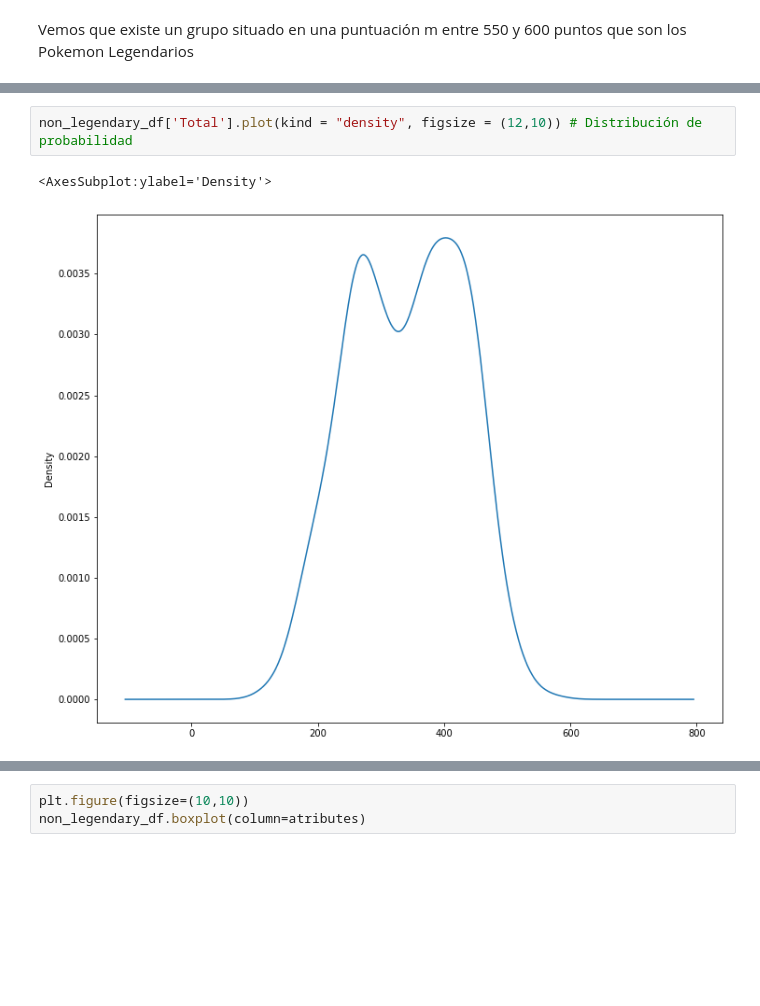
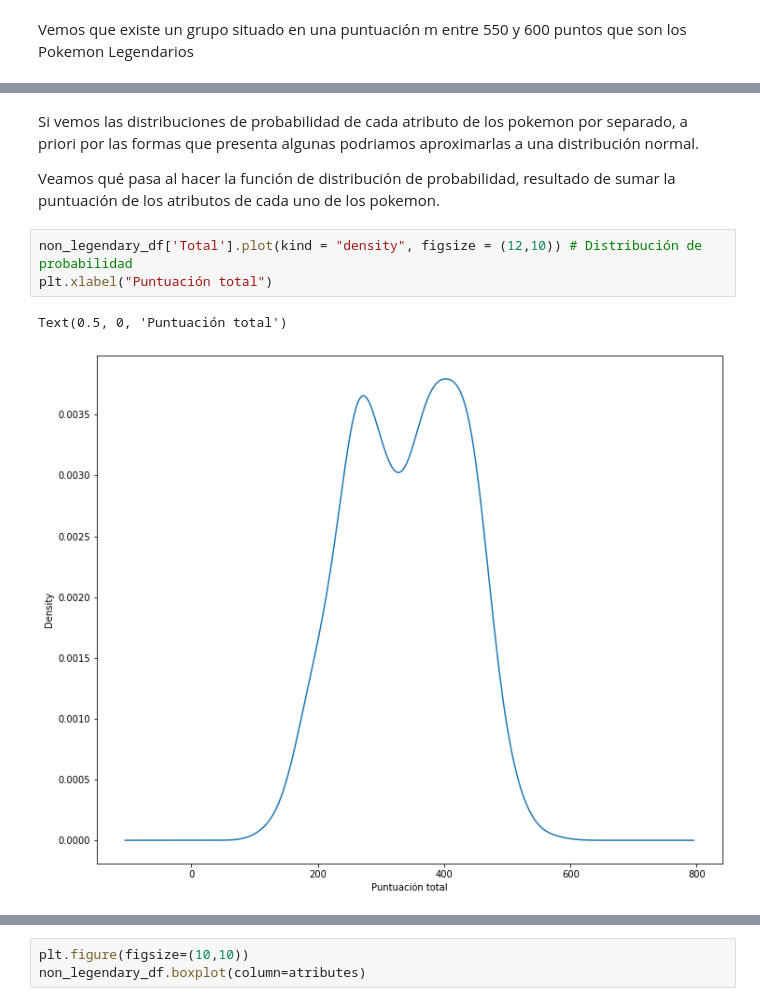
Before and after one commit to frosill/EDEM_22_23, a Jupyter notebook: 02_ANALISIS_Y_APRENDIZAJE_AUTOMATICO/python_statistics/Pokemon.ipynb, the cells around one changed output, grey strips where cells are left out. Cells and saved outputs as stored; diff of their text form; blank space fills up the shorter version.

```diff
--- a/02_ANALISIS_Y_APRENDIZAJE_AUTOMATICO/python_statistics/Pokemon.ipynb
+++ b/02_ANALISIS_Y_APRENDIZAJE_AUTOMATICO/python_statistics/Pokemon.ipynb
@@ -379,6 +419,11 @@ non_legendary_df[atributes].plot(kind = "density", figsize = (12,10)) # Distribu
 [figure]
+# %% [markdown]
+Si vemos las distribuciones de probabilidad de cada atributo de los pokemon por separado, a priori por las formas que presenta algunas podriamos aproximarlas a una distribución normal.
+
+Veamos qué pasa al hacer la función de distribución de probabilidad, resultado de sumar la puntuación de los atributos de cada uno de los pokemon.
 # %%
 non_legendary_df['Total'].plot(kind = "density", figsize = (12,10)) # Distribución de probabilidad
+plt.xlabel("Puntuación total")
 # %% [output]
-<AxesSubplot:ylabel='Density'>
+Text(0.5, 0, 'Puntuación total')
-[figure, old version]
+[figure, new version]
```
Also changed, not shown: parts of 97 cells of this notebook.
